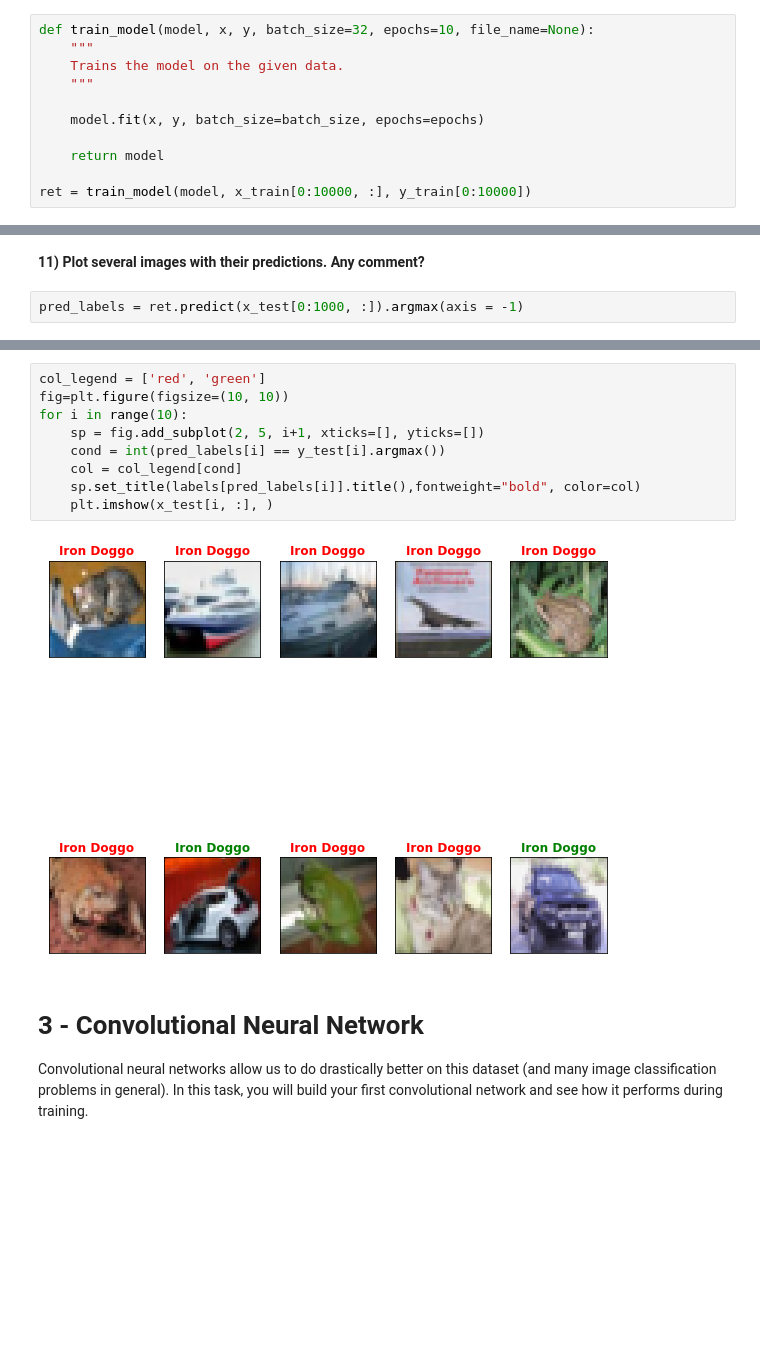
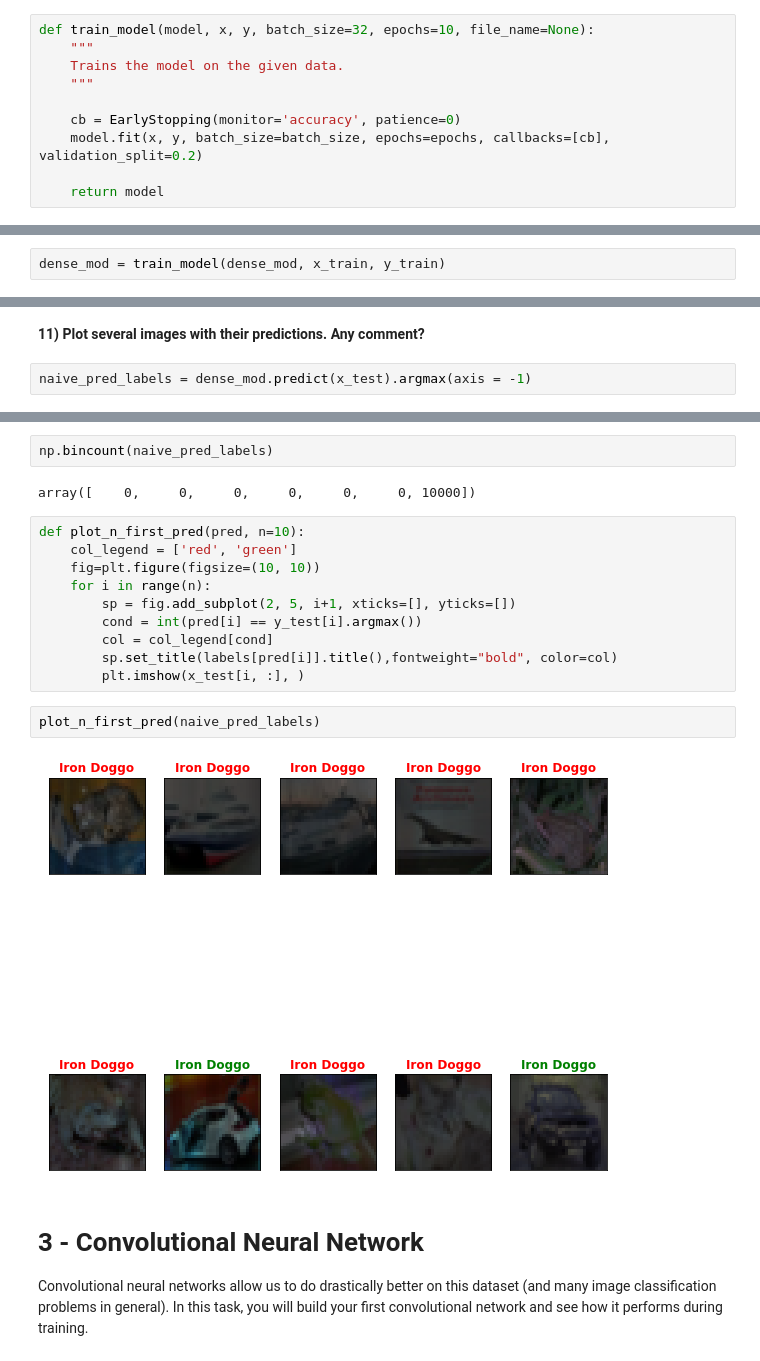
Before and after one commit to LeonardoNatale/CNN_CIFAR-10-dataset, a Jupyter notebook: Lab 4 - CNN-V0.ipynb, the cells around one changed output, grey strips where cells are left out. Saved outputs shown, nothing was run; the diff lists cells and outputs as text; blank space fills up the shorter version.

```diff
--- a/Lab 4 - CNN-V0.ipynb
+++ b/Lab 4 - CNN-V0.ipynb
@@ -334,8 +325,7 @@ def train_model(model, x, y, batch_size=32, epochs=10, file_name=None):
     Trains the model on the given data.
     """
 
-    model.fit(x, y, batch_size=batch_size, epochs=epochs)
+    cb = EarlyStopping(monitor='accuracy', patience=0)
+    model.fit(x, y, batch_size=batch_size, epochs=epochs, callbacks=[cb], validation_split=0.2)
 
     return model
-
-ret = train_model(model, x_train[0:10000, :], y_train[0:10000])
@@ -362,0 +332,2 @@ Epoch 10/10
+# %%
+dense_mod = train_model(dense_mod, x_train, y_train)
@@ -363,4 +344,4 @@ Epoch 10/10
 # %% [markdown]
 **11) Plot several images with their predictions. Any comment?**
 # %%
-pred_labels = ret.predict(x_test[0:1000, :]).argmax(axis = -1)
+naive_pred_labels = dense_mod.predict(x_test).argmax(axis = -1)
@@ -392,14 +348,21 @@ array([1, 1, 1, 1, 1, 1, 1, 1, 1, 1, 1, 1, 1, 1, 1, 1, 1, 1, 1, 1, 1, 1,
+# %%
+np.bincount(naive_pred_labels)
+# %% [output]
+array([    0,     0,     0,     0,     0,     0, 10000])
 # %%
-col_legend = ['red', 'green']
-fig=plt.figure(figsize=(10, 10))
-for i in range(10):
-    sp = fig.add_subplot(2, 5, i+1, xticks=[], yticks=[])
-    cond = int(pred_labels[i] == y_test[i].argmax())
-    col = col_legend[cond]
-    sp.set_title(labels[pred_labels[i]].title(),fontweight="bold", color=col)
-    plt.imshow(x_test[i, :], )
+def plot_n_first_pred(pred, n=10):
+    col_legend = ['red', 'green']
+    fig=plt.figure(figsize=(10, 10))
+    for i in range(n):
+        sp = fig.add_subplot(2, 5, i+1, xticks=[], yticks=[])
+        cond = int(pred[i] == y_test[i].argmax())
+        col = col_legend[cond]
+        sp.set_title(labels[pred[i]].title(),fontweight="bold", color=col)
+        plt.imshow(x_test[i, :], )
-# %% [output]
-[figure, removed]
+# %%
+plot_n_first_pred(naive_pred_labels)
+# %% [output]
+[figure, added]
 # %% [markdown]
 <a id='cnn'></a>
 
```
Also changed, not shown: parts of 28 cells of this notebook, 3 other files.
